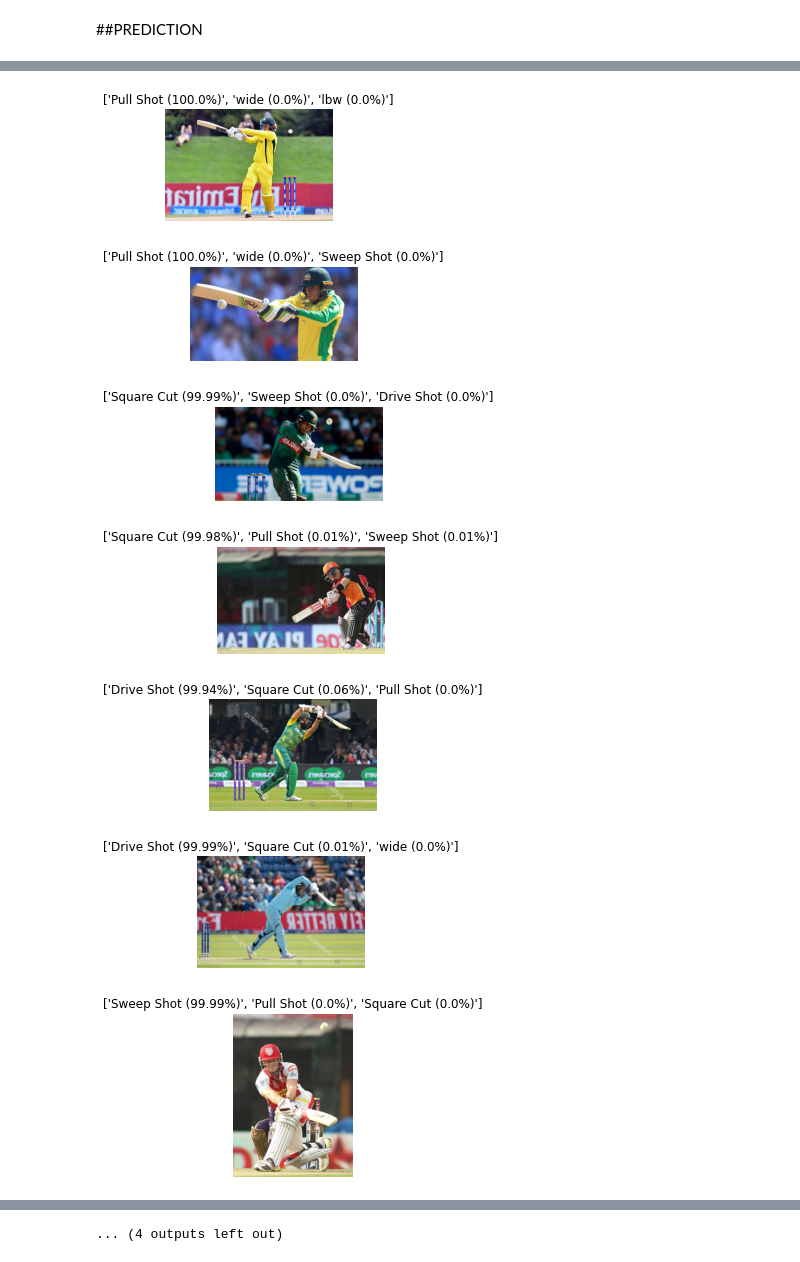
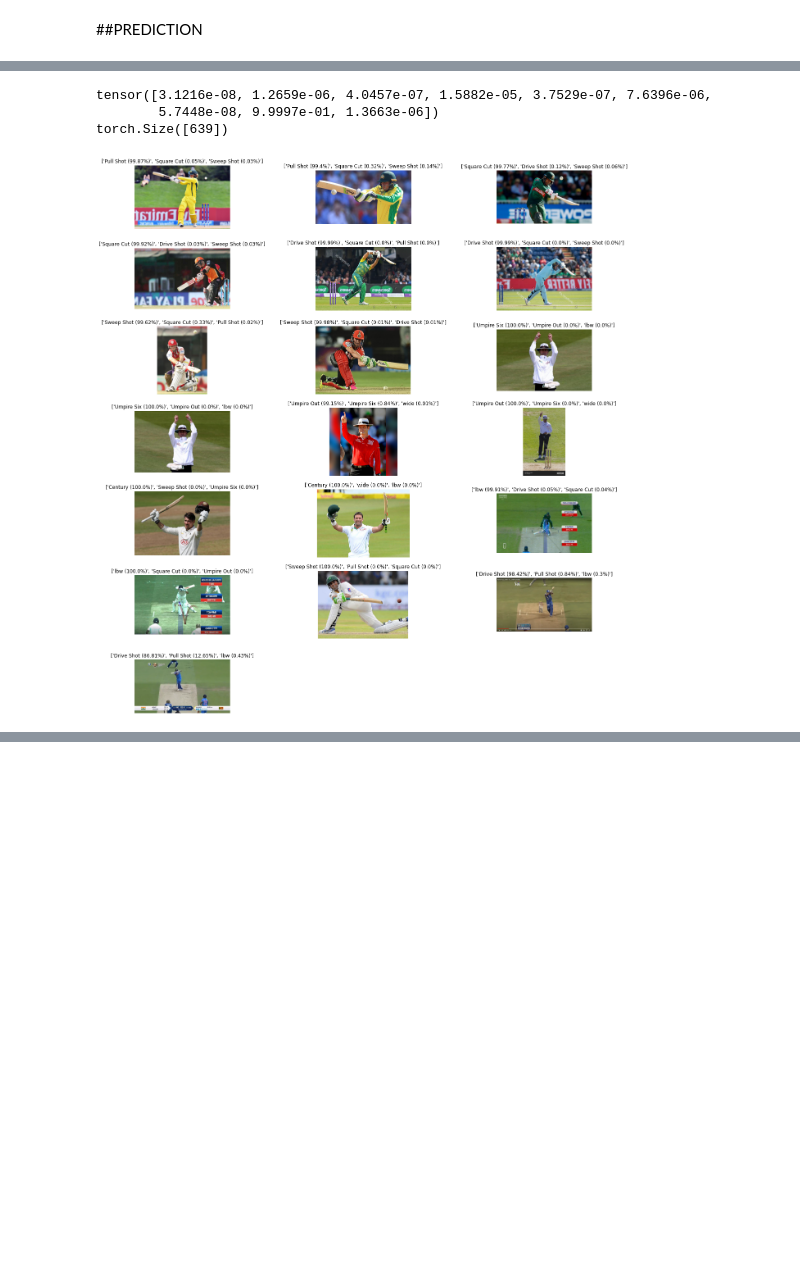
Before and after one commit to Tasin5541/Detection-of-Cricketing-Activities-using-Deep-Learning, a Jupyter notebook: Cricket_Image_Classifier.ipynb, the cells around one changed output, grey strips where cells are left out. Saved outputs shown, nothing was run; the diff lists cells and outputs as text; code cells hidden in the pictures; blank space fills up the shorter version.

```diff
--- a/Cricket_Image_Classifier.ipynb
+++ b/Cricket_Image_Classifier.ipynb
@@ -31,7 +57,7 @@ path = Path(root_dir + 'University/Thesis/data_rgb/shots')
 # %%
 np.random.seed(42)
 data = ImageDataBunch.from_folder(path, train="Train", test="Test", valid_pct=0.2,
- ds_tfms=get_transforms(max_rotate=0.5), size=(224,224), num_workers=4).normalize(imagenet_stats)
+ ds_tfms=get_transforms(max_rotate=None), size=(224,224), num_workers=4).normalize(imagenet_stats)
 # %%
 print(data)
 # %% [output]
@@ -231,3 +272,10 @@ learn.export()
 defaults.device = torch.device('cuda')
 # %%
 learn = load_learner(path)
+# %%
+y = data.valid_ds.y.items
+preds,y_hat,losses = learn.get_preds(with_loss=True)
+
+from sklearn.metrics import classification_report
+y_hat = np.argmax(preds,axis=1)
+print(classification_report(y, y_hat, target_names=data.valid_ds.y.classes))
@@ -234,29 +299,46 @@ learn = load_learner(path)
+# %%
+print(preds)
+print(y_hat.shape)
+# %% [output]
+tensor([3.1216e-08, 1.2659e-06, 4.0457e-07, 1.5882e-05, 3.7529e-07, 7.6396e-06,
+        5.7448e-08, 9.9997e-01, 1.3663e-06])
+torch.Size([639])
 # %%
+import matplotlib.pyplot as plt
+from PIL import Image
+import math
+
+plt.figure(figsize=[20,25])
+plt.subplots_adjust(wspace = 0.9)
+k=0
+
 for i in data.test_ds.items:
   img = open_image(i)
 
   # Get best first prediction
   pred_1_class, indice, preds = learn.predict(img)
 
   # Get all best predictions
   preds_sorted, idxs = preds.sort(descending=True)
 
   # Get best 3 predictions - classes
   pred_2_class = learn.data.classes[idxs[1]]
   pred_3_class = learn.data.classes[idxs[2]]
 
   # Get best 3 predictions - probabilities
   pred_1_prob = np.round(100*preds_sorted[0].item(),2)
   pred_2_prob = np.round(100*preds_sorted[1].item(),2)
   pred_3_prob = np.round(100*preds_sorted[2].item(),2)
   preds_best3 = [f'{pred_1_class} ({pred_1_prob}%)', f'{pred_2_class} ({pred_2_prob}%)', f'{pred_3_class} ({pred_3_prob}%)']
 
-  img.show(title=preds_best3)
+  axarr = plt.subplot(math.ceil(data.test_ds.items.shape[0]/3),3,k+1)
+  k = k+1
+  axarr.axis('off')
+  img1 = Image.open(i)
+  plt.title(preds_best3)
+  imgplot = plt.imshow(img1)
+
+  #img.show(title=preds_best3)
+plt.show()
 # %% [output]
-[figure, old version]
+[figure, new version]
-[figure, removed]
-[figure, removed]
-[figure, removed]
-[figure, removed]
-[figure, removed]
-[figure, removed]
@@ -268 +344,0 @@ for i in data.test_ds.items:
-... (4 outputs left out)
```
Also changed, not shown: parts of 37 cells of this notebook.
